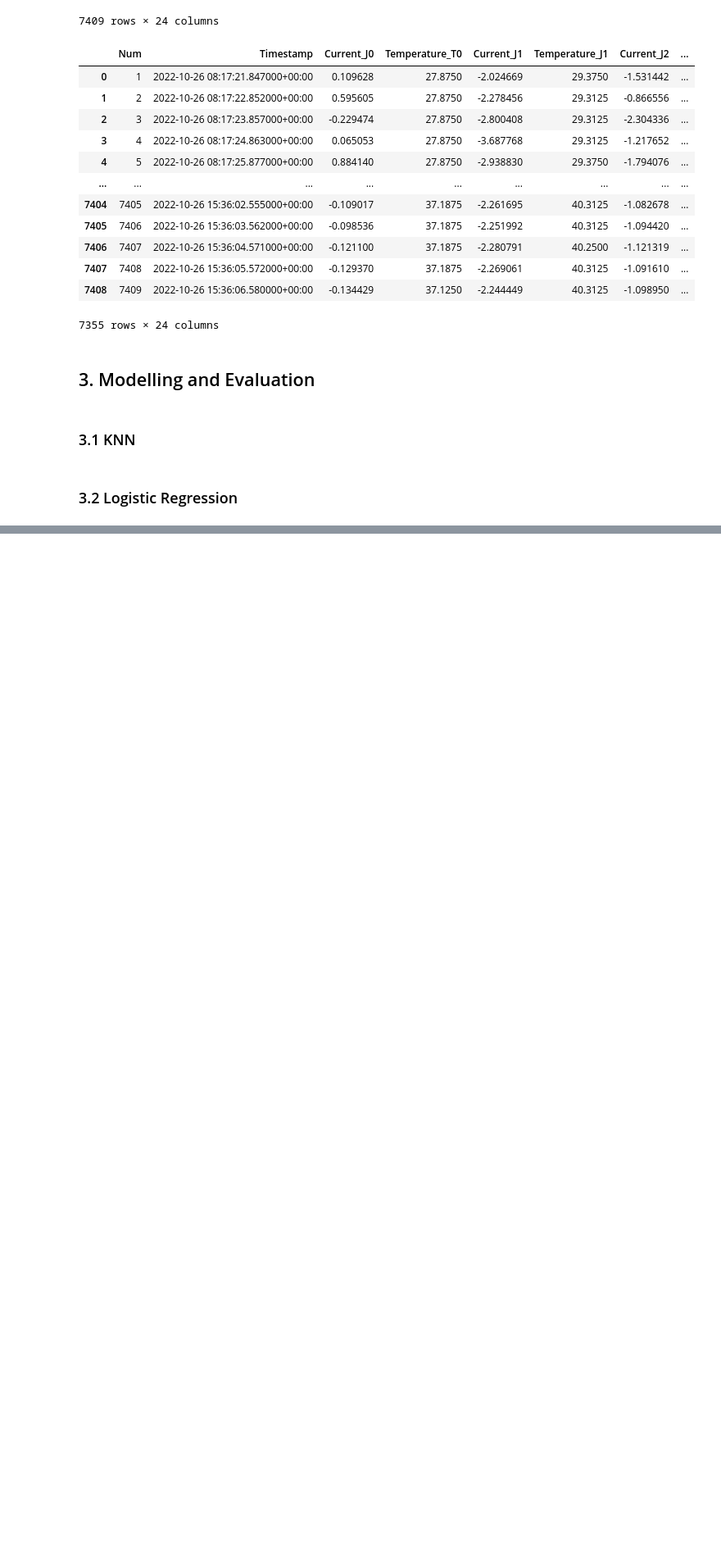
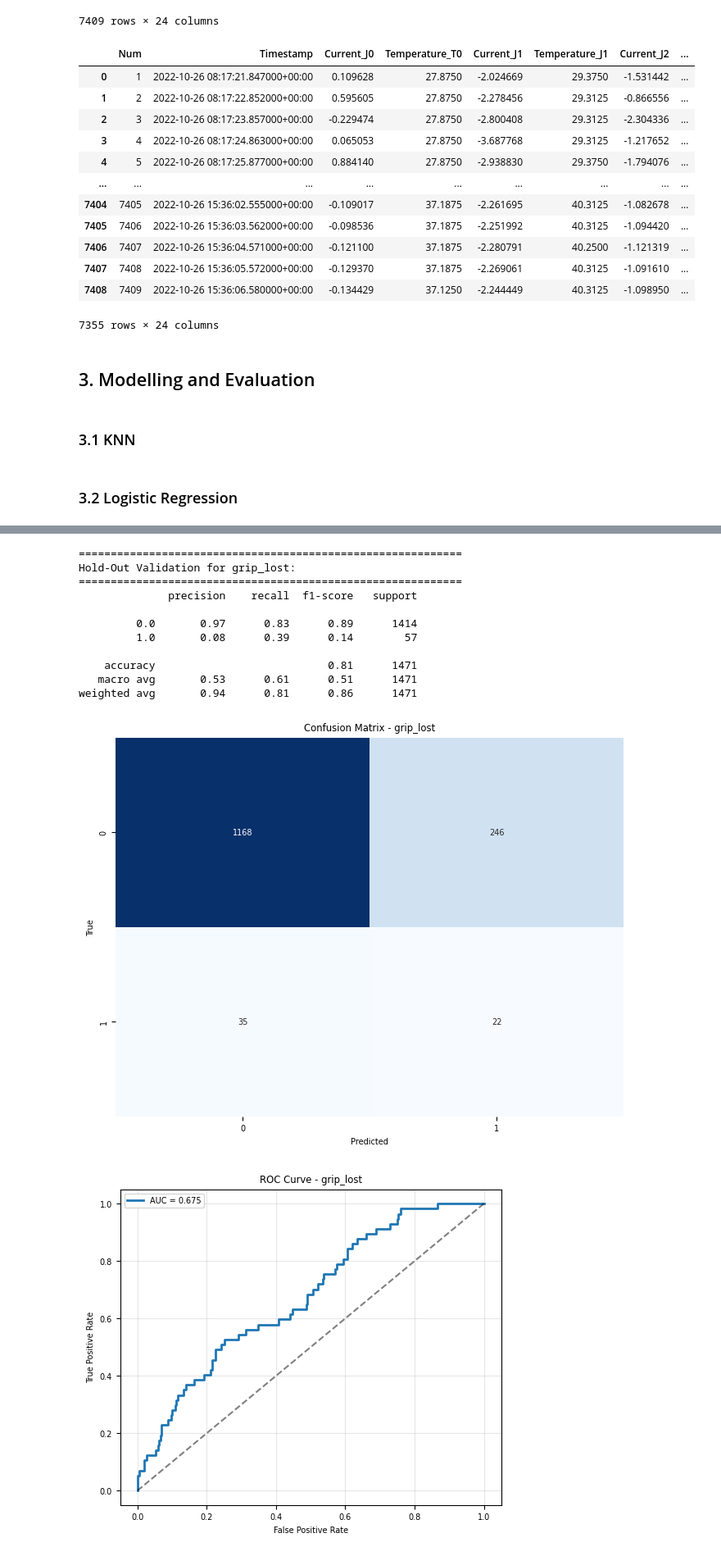
Before and after one commit to karolyangqian/seleksi-lab-ai-2025, a Jupyter notebook: src/doe.ipynb, the cells around one changed output, grey strips where cells are left out. Shown: that part at 82% size. Saved outputs shown, nothing was run; the diff lists cells and outputs as text; code cells hidden in the pictures; blank space fills up the shorter version.

Commit message:
feat: gaussian naive bayes

```diff
--- a/src/doe.ipynb
+++ b/src/doe.ipynb
@@ -598,0 +621,22 @@ Average test_f1: 0.16
+# %%
+gaussian_nb_pipeline_custom = Pipeline([
+    ('scaler', StandardScaler()),
+    ('classifier', GaussianNaiveBayesClassifier())
+])
+
+hold_out_validation(gaussian_nb_pipeline_custom, X, y, plot_roc=True)
+k_fold_cross_validation(gaussian_nb_pipeline_custom, X, y, k=5)
+# %% [output]
+============================================================
+Hold-Out Validation for grip_lost:
+============================================================
+              precision    recall  f1-score   support
+
+         0.0       0.97      0.83      0.89      1414
+         1.0       0.08      0.39      0.14        57
+
+    accuracy                           0.81      1471
+   macro avg       0.53      0.61      0.51      1471
+weighted avg       0.94      0.81      0.86      1471
+[figure, added]
+[figure, added]
```
Also changed, not shown: parts of 8 cells of this notebook, 2 other files.
